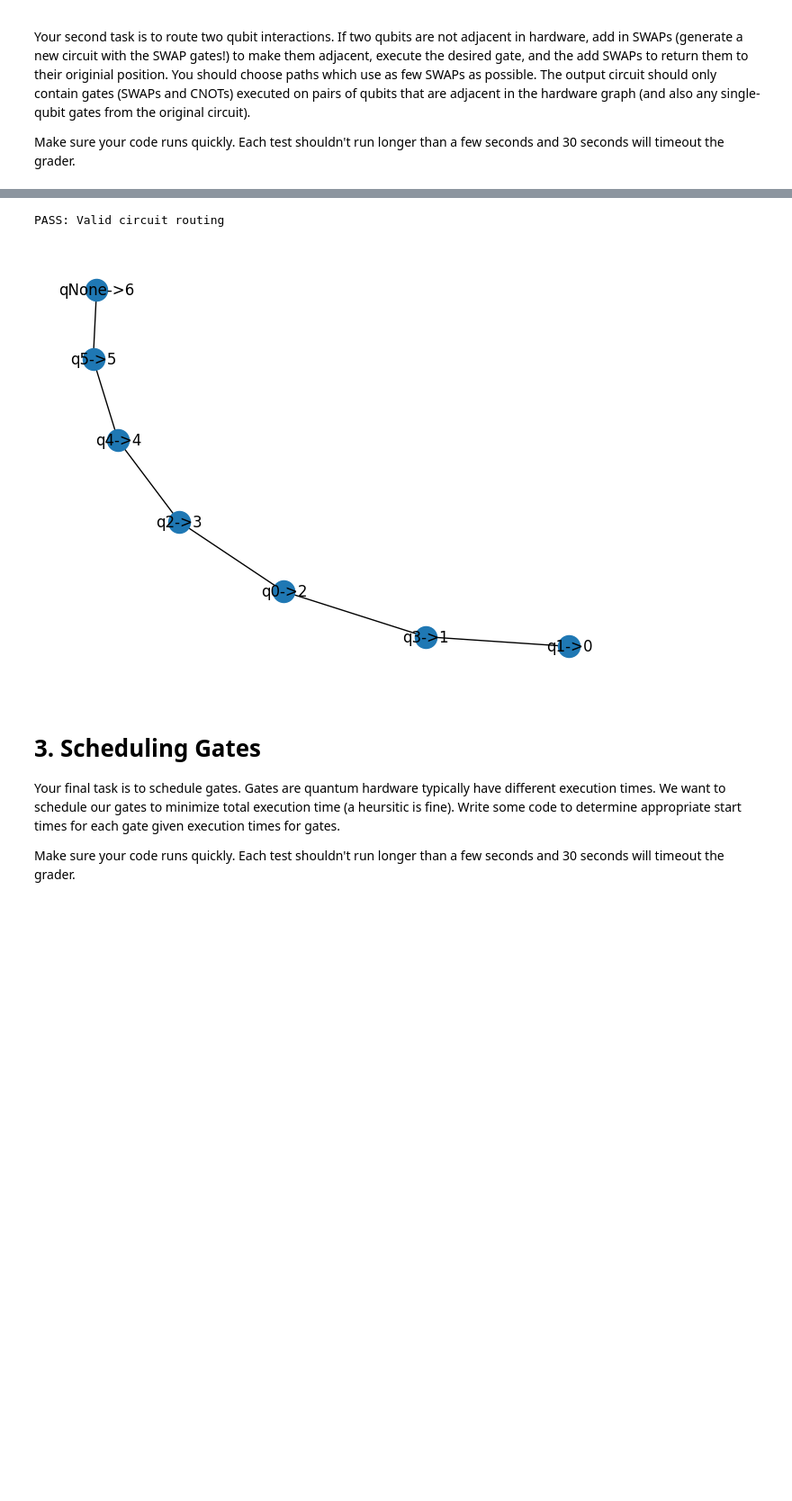
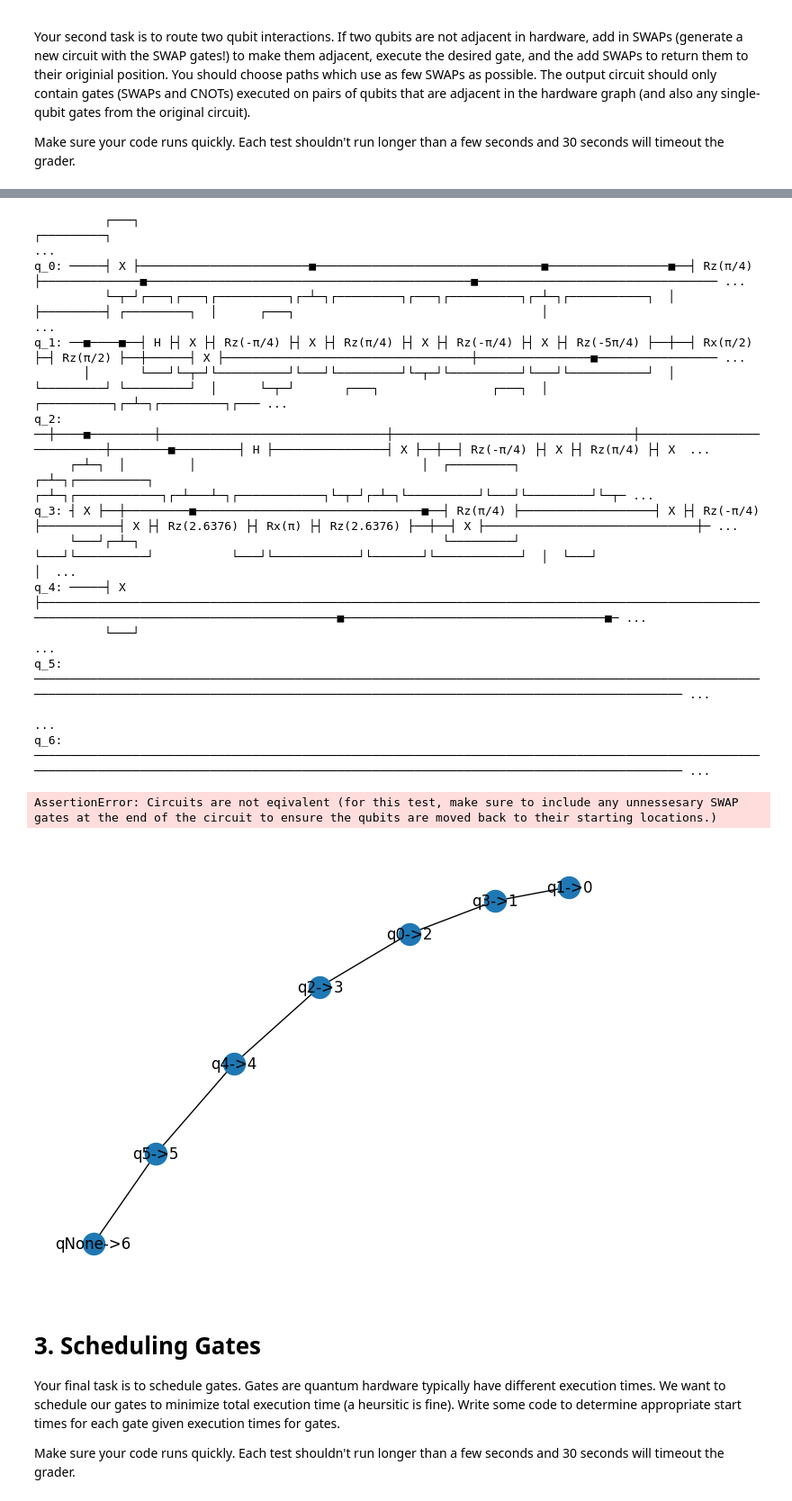
Before and after one commit to giriragav/UChicago---QCSD, a Jupyter notebook: Module 3/lab6/lab6.ipynb, the cells around one changed output, grey strips where cells are left out. Shown at 90% size. Cells and saved outputs as stored; diff of their text form; code cells hidden in the pictures; blank space fills up the shorter version.

Commit message:
Added a simple circuit to try question 2a

```diff
--- a/Module 3/lab6/lab6.ipynb
+++ b/Module 3/lab6/lab6.ipynb
@@ -793,7 +959,7 @@ score_routing(cuccaro, grid_hardware, mapping, routed)
 # This test is worth most of the points for part 2
 _hardware = nx.path_graph(7)
 #_cuccaro6 = decomposed_adder_circuit(6)
-_cuccaro6 = QuantumCircuit.from_qasm_str('OPENQASM 2.0;\ninclude "qelib1.inc";\nqreg q[6];\ncx q[1],q[3];\ncx q[1],q[0];\nh q[1];\ncx q[3],q[1];\nrz(-pi/4) q[1];\ncx q[0],q[1];\nrz(pi/4) q[1];\ncx q[3],q[1];\nrz(-pi/4) q[1];\ncx q[0],q[1];\nrz(-5*pi/4) q[1];\nrx(pi/2) q[1];\nrz(pi/2) q[1];\nrz(pi/4) q[3];\ncx q[0],q[3];\nrz(pi/4) q[0];\nrz(-pi/4) q[3];\ncx q[0],q[3];\nrz(2.6375741) q[3];\nrx(pi) q[3];\nrz(2.6375741) q[3];\ncx q[0],q[3];\ncx q[2],q[4];\ncx q[2],q[1];\nh q[2];\ncx q[4],q[2];\nrz(-pi/4) q[2];\ncx q[1],q[2];\nrz(pi/4) q[2];\ncx q[4],q[2];\nrz(-pi/4) q[2];\ncx q[1],q[2];\nrz(-5*pi/4) q[2];\nrx(pi/2) q[2];\nrz(pi/2) q[2];\nrz(pi/4) q[4];\ncx q[1],q[4];\nrz(pi/4) q[1];\nrz(-pi/4) q[4];\ncx q[1],q[4];\nrz(2.6375741) q[4];\nrx(pi) q[4];\nrz(2.6375741) q[4];\ncx q[1],q[4];\ncx q[2],q[5];\nh q[2];\ncx q[4],q[2];\nrz(-pi/4) q[2];\ncx q[1],q[2];\nrz(pi/4) q[2];\ncx q[4],q[2];\nrz(-pi/4) q[2];\ncx q[1],q[2];\nrz(-5*pi/4) q[2];\nrx(pi/2) q[2];\nrz(pi/2) q[2];\nrz(pi/4) q[4];\ncx q[1],q[4];\nrz(pi/4) q[1];\nrz(-pi/4) q[4];\ncx q[1],q[4];\ncx q[2],q[1];\nh q[1];\ncx q[3],q[1];\nrz(-pi/4) q[1];\ncx q[0],q[1];\nrz(pi/4) q[1];\ncx q[3],q[1];\nrz(-pi/4) q[1];\ncx q[0],q[1];\nrz(-5*pi/4) q[1];\nrx(pi/2) q[1];\nrz(pi/2) q[1];\nrz(pi/4) q[3];\ncx q[0],q[3];\nrz(pi/4) q[0];\nrz(-pi/4) q[3];\ncx q[0],q[3];\ncx q[1],q[0];\nrz(2.6375741) q[3];\nrx(pi) q[3];\nrz(2.6375741) q[3];\ncx q[1],q[3];\nrz(2.6375741) q[4];\nrx(pi) q[4];\nrz(2.6375741) q[4];\ncx q[2],q[4];\n')
+_cuccaro6 = QuantumCircuit.from_qasm_str('OPENQASM 2.0;\ninclude "qelib1.inc";\nqreg q[3];\ncx q[0],q[2];\ncx q[0],q[1];\nh q[1];\ncx q[3],q[1];\nrz(-pi/4) q[1];\ncx q[0],q[1];\nrz(pi/4) q[1];\ncx q[3],q[1];\nrz(-pi/4) q[1];\ncx q[0],q[1];\nrz(-5*pi/4) q[1];\nrx(pi/2) q[1];\nrz(pi/2) q[1];\nrz(pi/4) q[3];\ncx q[0],q[3];\nrz(pi/4) q[0];\nrz(-pi/4) q[3];\ncx q[0],q[3];\nrz(2.6375741) q[3];\nrx(pi) q[3];\nrz(2.6375741) q[3];\ncx q[0],q[3];\ncx q[2],q[4];\ncx q[2],q[1];\nh q[2];\ncx q[4],q[2];\nrz(-pi/4) q[2];\ncx q[1],q[2];\nrz(pi/4) q[2];\ncx q[4],q[2];\nrz(-pi/4) q[2];\ncx q[1],q[2];\nrz(-5*pi/4) q[2];\nrx(pi/2) q[2];\nrz(pi/2) q[2];\nrz(pi/4) q[4];\ncx q[1],q[4];\nrz(pi/4) q[1];\nrz(-pi/4) q[4];\ncx q[1],q[4];\nrz(2.6375741) q[4];\nrx(pi) q[4];\nrz(2.6375741) q[4];\ncx q[1],q[4];\ncx q[2],q[5];\nh q[2];\ncx q[4],q[2];\nrz(-pi/4) q[2];\ncx q[1],q[2];\nrz(pi/4) q[2];\ncx q[4],q[2];\nrz(-pi/4) q[2];\ncx q[1],q[2];\nrz(-5*pi/4) q[2];\nrx(pi/2) q[2];\nrz(pi/2) q[2];\nrz(pi/4) q[4];\ncx q[1],q[4];\nrz(pi/4) q[1];\nrz(-pi/4) q[4];\ncx q[1],q[4];\ncx q[2],q[1];\nh q[1];\ncx q[3],q[1];\nrz(-pi/4) q[1];\ncx q[0],q[1];\nrz(pi/4) q[1];\ncx q[3],q[1];\nrz(-pi/4) q[1];\ncx q[0],q[1];\nrz(-5*pi/4) q[1];\nrx(pi/2) q[1];\nrz(pi/2) q[1];\nrz(pi/4) q[3];\ncx q[0],q[3];\nrz(pi/4) q[0];\nrz(-pi/4) q[3];\ncx q[0],q[3];\ncx q[1],q[0];\nrz(2.6375741) q[3];\nrx(pi) q[3];\nrz(2.6375741) q[3];\ncx q[1],q[3];\nrz(2.6375741) q[4];\nrx(pi) q[4];\nrz(2.6375741) q[4];\ncx q[2],q[4];\n')
 # Give a fixed mapping so we only test your router
 _mapping = {Qubit(QuantumRegister(6, 'q'), 1): 0,
             Qubit(QuantumRegister(6, 'q'), 3): 1,
@@ -801,12 +967,12 @@ _mapping = {Qubit(QuantumRegister(6, 'q'), 1): 0,
             Qubit(QuantumRegister(6, 'q'), 2): 3,
             Qubit(QuantumRegister(6, 'q'), 4): 4,
             Qubit(QuantumRegister(6, 'q'), 5): 5}
-#validate_mapping(_cuccaro6, _hardware, _mapping)
+validate_mapping(_cuccaro6, _hardware, _mapping)
 _routing = route_circuit(_cuccaro6, _hardware, _mapping)  # Run your code
 display(_cuccaro6.draw(fold=-1))
 display(_routing.draw(fold=-1))
 draw_mapping(_hardware, _mapping)
-#validate_routing(_cuccaro6, _hardware, _mapping, _routing)
+validate_routing(_cuccaro6, _hardware, _mapping, _routing)
 #score_routing(_cuccaro6, _hardware, _mapping, _routing)
 print('PASS: Valid circuit routing')
 # %% [output]
@@ -839,5 +1009,19 @@ q_6:
-PASS: Valid circuit routing
+          ┌───┐                                                                              ┌─────────┐                                                                                                 ...
+q_0: ─────┤ X ├────────────────────────■────────────────────────────────■─────────────────■──┤ Rz(π/4) ├──────────────■──────────────────────────────────────────────■────────────────────────────────── ...
+          └─┬─┘┌───┐┌───┐┌──────────┐┌─┴─┐┌─────────┐┌───┐┌──────────┐┌─┴─┐┌───────────┐  │  ├─────────┤ ┌─────────┐  │      ┌───┐                                   │                                   ...
+q_1: ──■────■──┤ H ├┤ X ├┤ Rz(-π/4) ├┤ X ├┤ Rz(π/4) ├┤ X ├┤ Rz(-π/4) ├┤ X ├┤ Rz(-5π/4) ├──┼──┤ Rx(π/2) ├─┤ Rz(π/2) ├──┼──────┤ X ├───────────────────────────────────┼────────────────■───────────────── ...
+       │       └───┘└─┬─┘└──────────┘└───┘└─────────┘└─┬─┘└──────────┘└───┘└───────────┘  │  └─────────┘ └─────────┘  │      └─┬─┘       ┌───┐                ┌───┐  │  ┌──────────┐┌─┴─┐┌─────────┐┌─── ...
+q_2: ──┼────■─────────┼────────────────────────────────┼──────────────────────────────────┼───────────────────────────┼────────■─────────┤ H ├────────────────┤ X ├──┼──┤ Rz(-π/4) ├┤ X ├┤ Rz(π/4) ├┤ X  ...
+     ┌─┴─┐  │         │                                │  ┌─────────┐                   ┌─┴─┐┌──────────┐           ┌─┴─┐┌────────────┐┌─┴───┴─┐┌────────────┐└─┬─┘┌─┴─┐└──────────┘└───┘└─────────┘└─┬─ ...
+q_3: ┤ X ├──┼─────────■────────────────────────────────■──┤ Rz(π/4) ├───────────────────┤ X ├┤ Rz(-π/4) ├───────────┤ X ├┤ Rz(2.6376) ├┤ Rx(π) ├┤ Rz(2.6376) ├──┼──┤ X ├──────────────────────────────┼─ ...
+     └───┘┌─┴─┐                                           └─────────┘                   └───┘└──────────┘           └───┘└────────────┘└───────┘└────────────┘  │  └───┘                              │  ...
+q_4: ─────┤ X ├─────────────────────────────────────────────────────────────────────────────────────────────────────────────────────────────────────────────────■─────────────────────────────────────■─ ...
+          └───┘                                                                                                                                                                                          ...
+q_5: ─────────────────────────────────────────────────────────────────────────────────────────────────────────────────────────────────────────────────────────────────────────────────────────────────── ...
+                                                                                                                                                                                                         ...
+q_6: ─────────────────────────────────────────────────────────────────────────────────────────────────────────────────────────────────────────────────────────────────────────────────────────────────── ...
+AssertionError: Circuits are not eqivalent (for this test, make sure to include any unnessesary SWAP gates at the end of the circuit to ensure the qubits are moved back to their starting locations.)
-[figure, old version]
+[figure, new version]
 # %%
 # Do not delete this cell
 # The autograder will test the function route_circuit.
```
Also changed, not shown: parts of 14 cells of this notebook.
